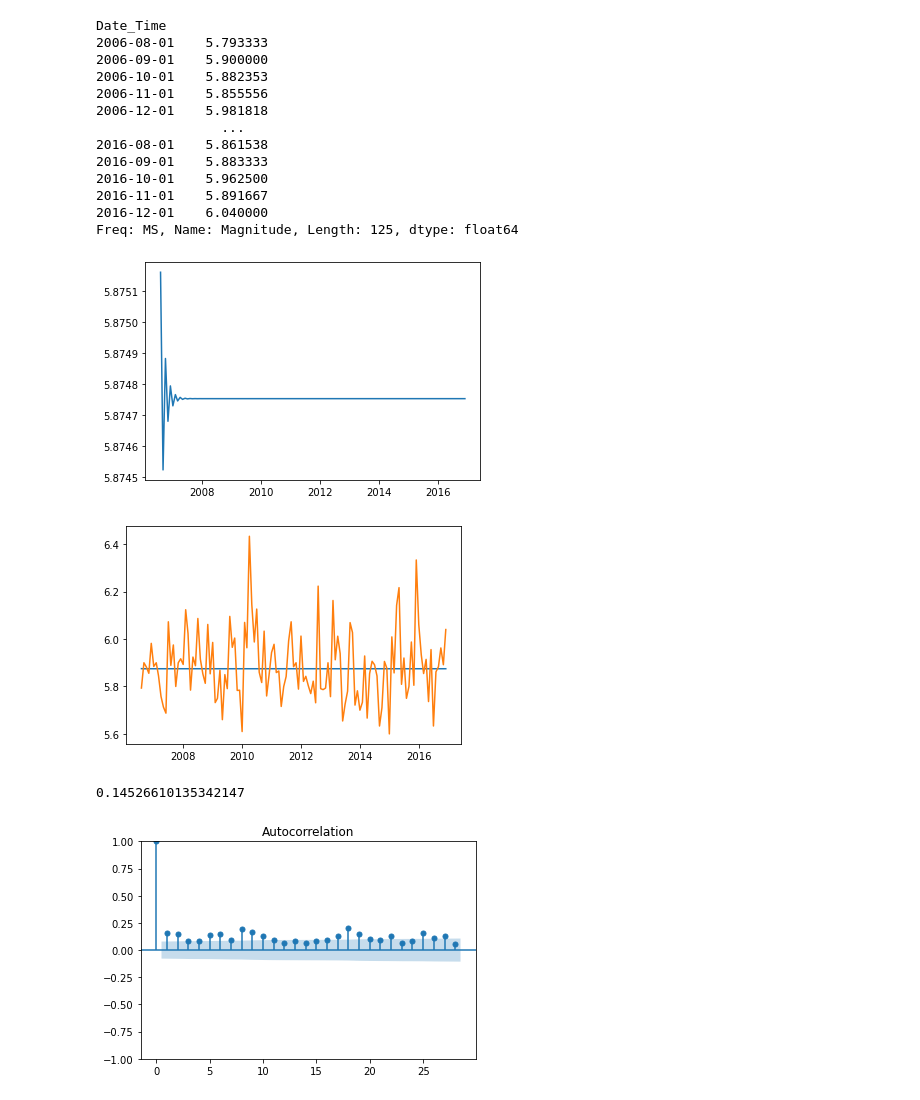
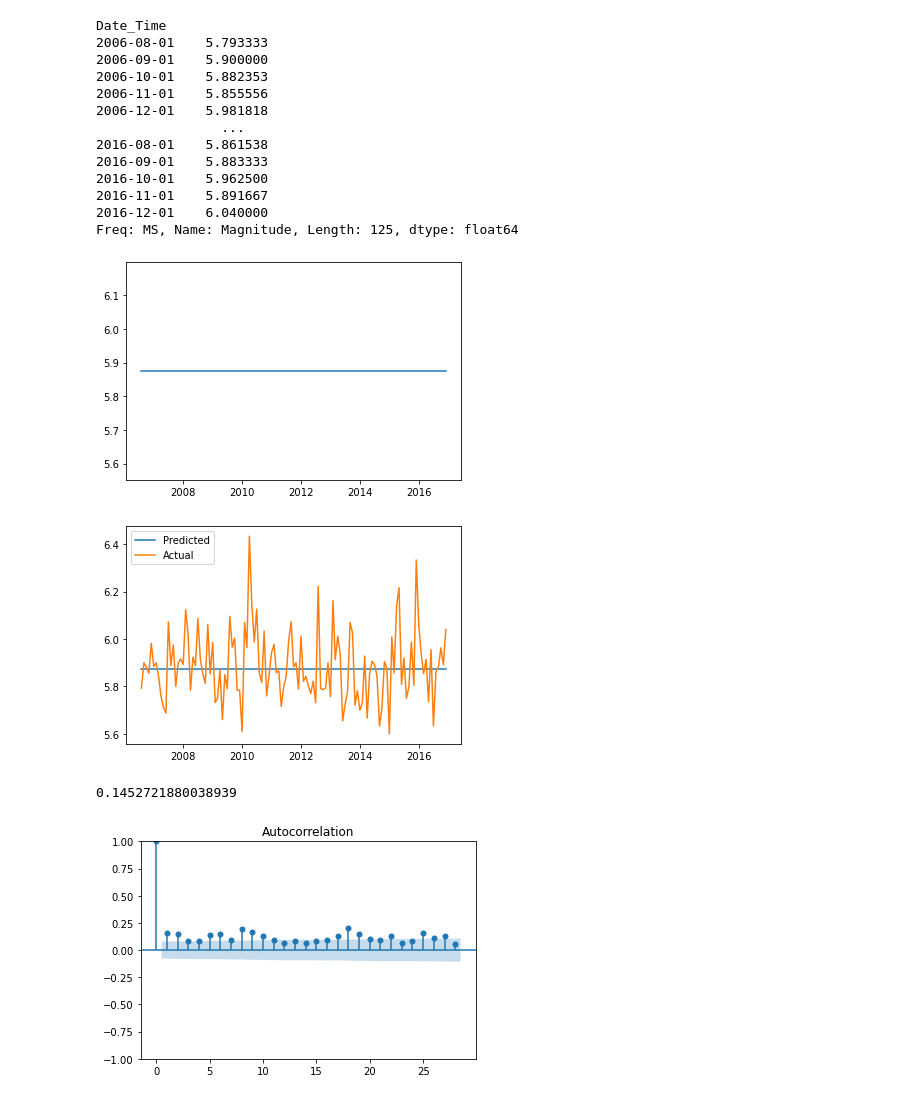
Before and after one commit to theobigdog/On-Shaky-Ground---Earthquakes-in-Asia, a Jupyter notebook: Flatiron Capstone - Earthquake Prediction.ipynb, the cells around one changed output. Cells and saved outputs as stored; diff of their text form; code cells hidden in the pictures.

```diff
--- a/Flatiron Capstone - Earthquake Prediction.ipynb
+++ b/Flatiron Capstone - Earthquake Prediction.ipynb
@@ -249,3 +344,9 @@ df_countries = pd.read_csv('data/fixed_countries.csv')
+# %%
+lat_long = []
+for i in range(len(df_countries['Latitude'])):
+    lat_long.append([round(df_countries['Latitude'][i],3), round(df_countries['Longitude'][i],3)])
+# %%
+df_countries['Lat_Long'] = lat_long
 # %% [markdown]
 ### Now we can identify each earthquake as occurring in asia, by using the following function to check for presence in the following [list of asian countries](https://www.countries-ofthe-world.com/countries-of-asia.html):
 # %%
@@ -890,7 +1034,7 @@ plot_acf(train.diff().dropna());
 # %% [output]
 [figure]
 # %%
-aa_model = ARIMA(train, order=(1, 1, 2)).fit()
+aa_model = ARIMA(train, order=(0, 1, 1)).fit()
 y_hat_train = aa_model.predict(typ='levels')
 
 fig, ax = plt.subplots()
@@ -948,17 +1090,18 @@ y_hat_test = aa_model.predict(start=test.index[0], end=test.index[-1],typ='level
 fig, ax = plt.subplots()
 ax.plot(y_hat_test);
 # %% [output]
-[figure, old version]
+[figure, new version]
 # %%
 fig, ax = plt.subplots()
 ax.plot(y_hat_test)
-ax.plot(test);
+ax.plot(test)
+ax.legend(labels = ['Predicted','Actual']);
 # %% [output]
-[figure, old version]
+[figure, new version]
 # %%
 np.sqrt(mean_squared_error(test, y_hat_test))
 # %% [output]
-0.14526610135342147
+0.1452721880038939
 # %%
 plot_acf(monthly_mean_asian);
 # %% [output]
```
Also changed, not shown: parts of 77 cells of this notebook.
